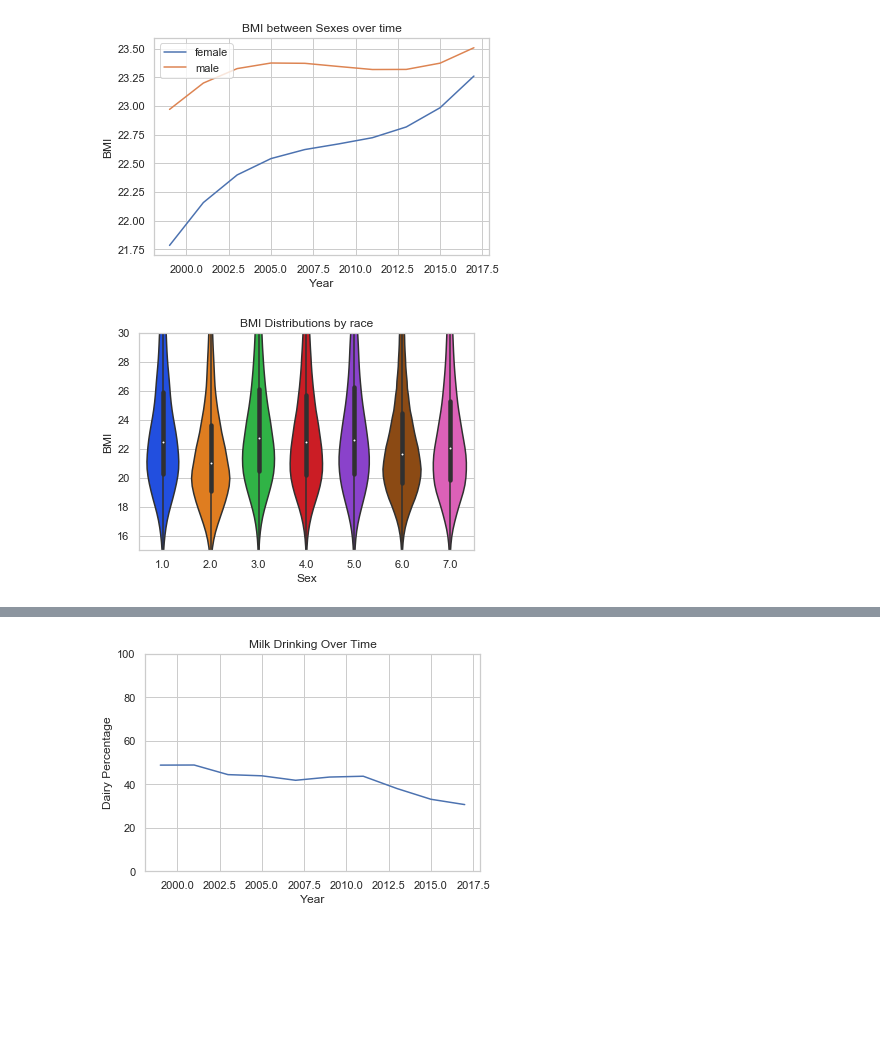
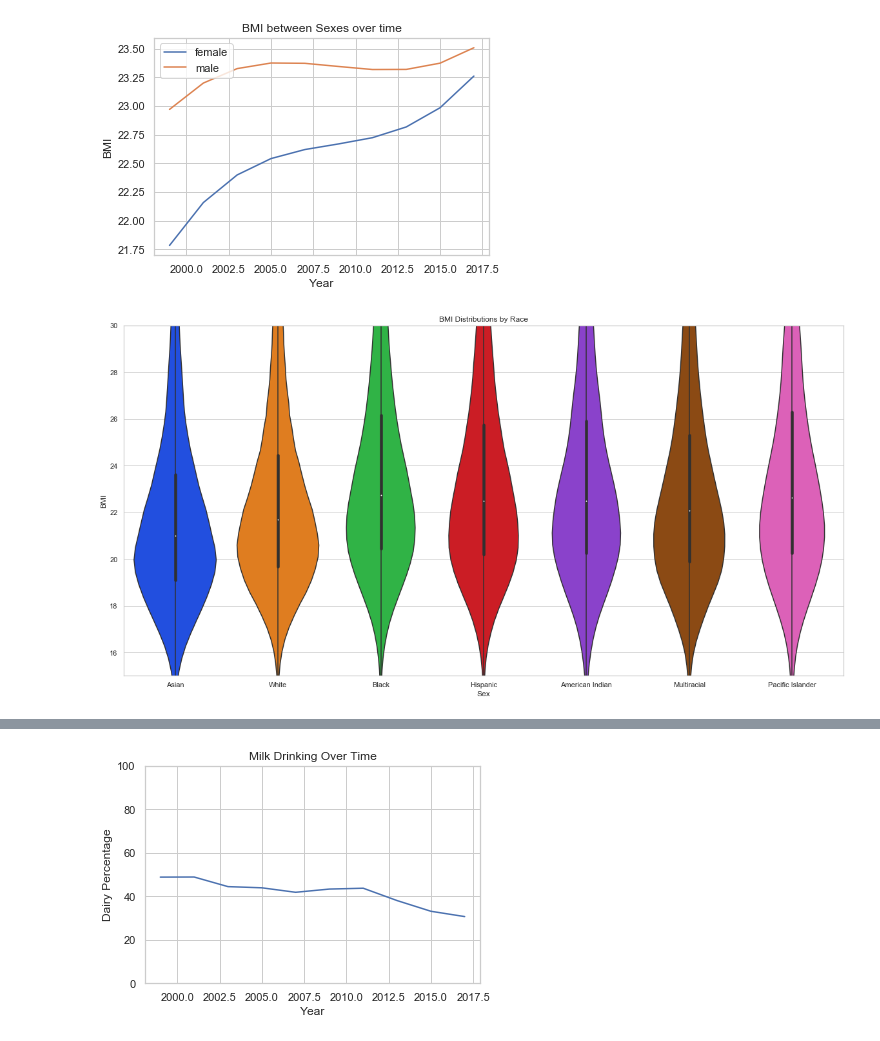
Before and after one commit to Wonghopper/Wonghopper.github.io, a Jupyter notebook: final.ipynb, the cells around one changed output, grey strips where cells are left out. Drawn from its saved outputs; the diff is of its cells as text; code cells hidden in the pictures; blank space fills up the shorter version.

Commit message:
Label fixes, added race regressions, ran code.

```diff
--- a/final.ipynb
+++ b/final.ipynb
@@ -66,18 +66,18 @@ def race_label(x):
         return "American Indian"
     elif x==2.0:
         return "Asian"
-    elif x=3.0:
+    elif x==3.0:
         return "Black"
-    elif x=4.0:
+    elif x==4.0:
         return "Hispanic"
-    elif x=5.0:
+    elif x==5.0:
         return "Pacific Islander"
-    elif x=6.0:
+    elif x==6.0:
         return "White"
-    elif x=7.0:
+    elif x==7.0:
         return "Multiracial"
     else:
-        return nan
+        return np.nan
 
 dataset['race7'] = dataset['race7'].map(race_label)
 # %%
@@ -233,19 +233,21 @@ plt.show()
 # %% [output]
 [figure]
 # %%
+plt.figure(figsize=(20, 10));
+
 # Set the style
 sns.set(style="whitegrid")
-
-dataset["race7label"] = dataset["race7"]
 
 # Plot Sex vs BMI
 ax = sns.violinplot(x="race7", y="bmi", data=dataset, palette="bright")
 
 # Improve look and Labeling
 plt.xlabel("Sex")
 plt.ylabel("BMI")
-plt.title("BMI Distributions by race")
+plt.title("BMI Distributions by Race")
+
+# Enlarge so labelling works well
 plt.ylim(15,30)
 plt.show()
 # %% [output]
-[figure, old version]
+[figure, new version]
```
Also changed, not shown: parts of 7 cells of this notebook.
